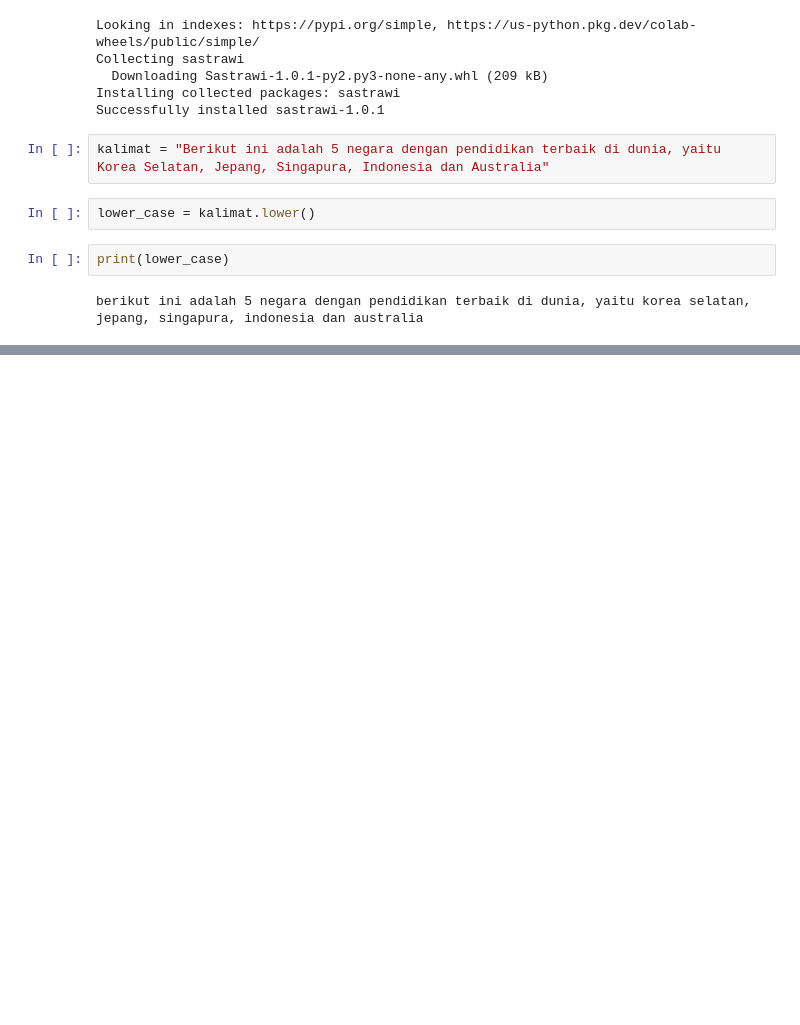
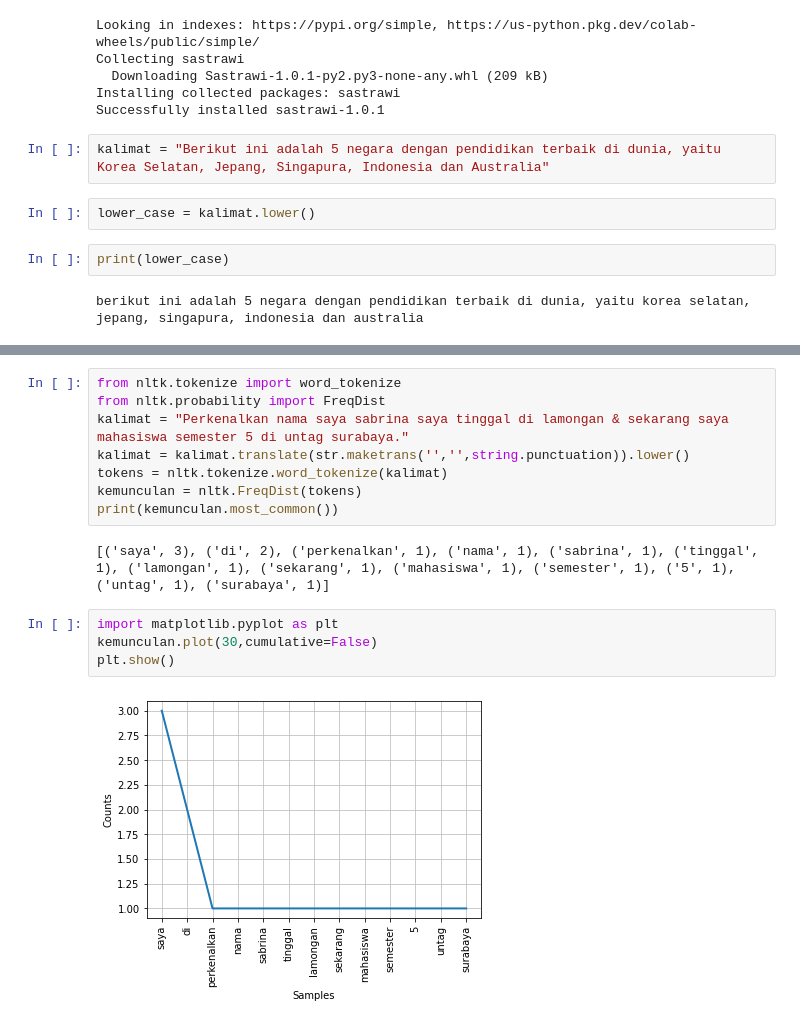
Before and after one commit to sabrinavdr/First, a Jupyter notebook: NLTK.ipynb, the cells around one changed output, grey strips where cells are left out. Drawn from its saved outputs; the diff is of its cells as text; blank space fills up the shorter version.

```diff
--- a/NLTK.ipynb
+++ b/NLTK.ipynb
@@ -70,0 +109,16 @@ berikut ini adalah 5 negara dengan pendidikan terbaik di dunia, yaitu korea sela
+# %%
+from nltk.tokenize import word_tokenize
+from nltk.probability import FreqDist
+kalimat = "Perkenalkan nama saya sabrina saya tinggal di lamongan & sekarang saya mahasiswa semester 5 di untag surabaya."
+kalimat = kalimat.translate(str.maketrans('','',string.punctuation)).lower()
+tokens = nltk.tokenize.word_tokenize(kalimat)
+kemunculan = nltk.FreqDist(tokens)
+print(kemunculan.most_common())
+# %% [output]
+[('saya', 3), ('di', 2), ('perkenalkan', 1), ('nama', 1), ('sabrina', 1), ('tinggal', 1), ('lamongan', 1), ('sekarang', 1), ('mahasiswa', 1), ('semester', 1), ('5', 1), ('untag', 1), ('surabaya', 1)]
+# %%
+import matplotlib.pyplot as plt
+kemunculan.plot(30,cumulative=False)
+plt.show()
+# %% [output]
+[figure, added]
```
Also changed, not shown: parts of 14 cells of this notebook.
